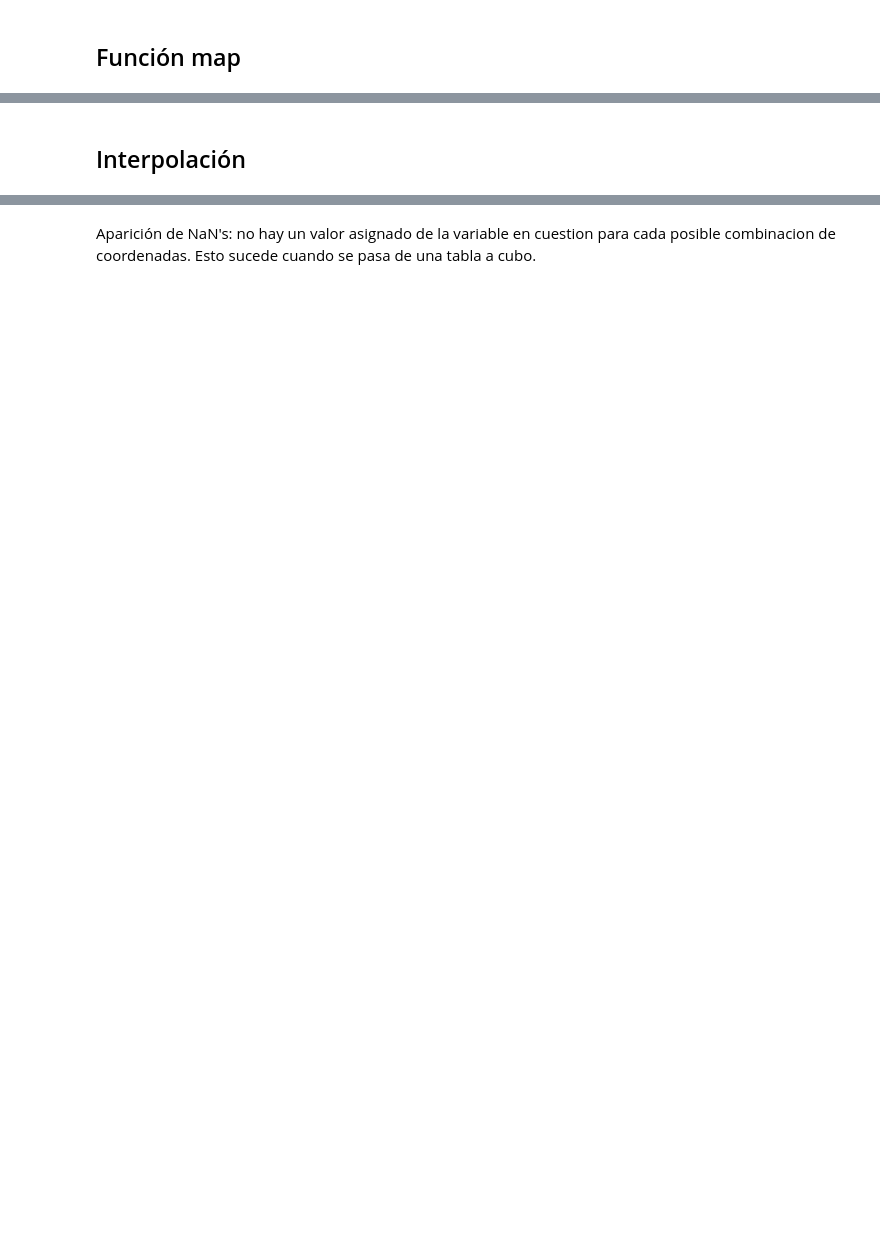
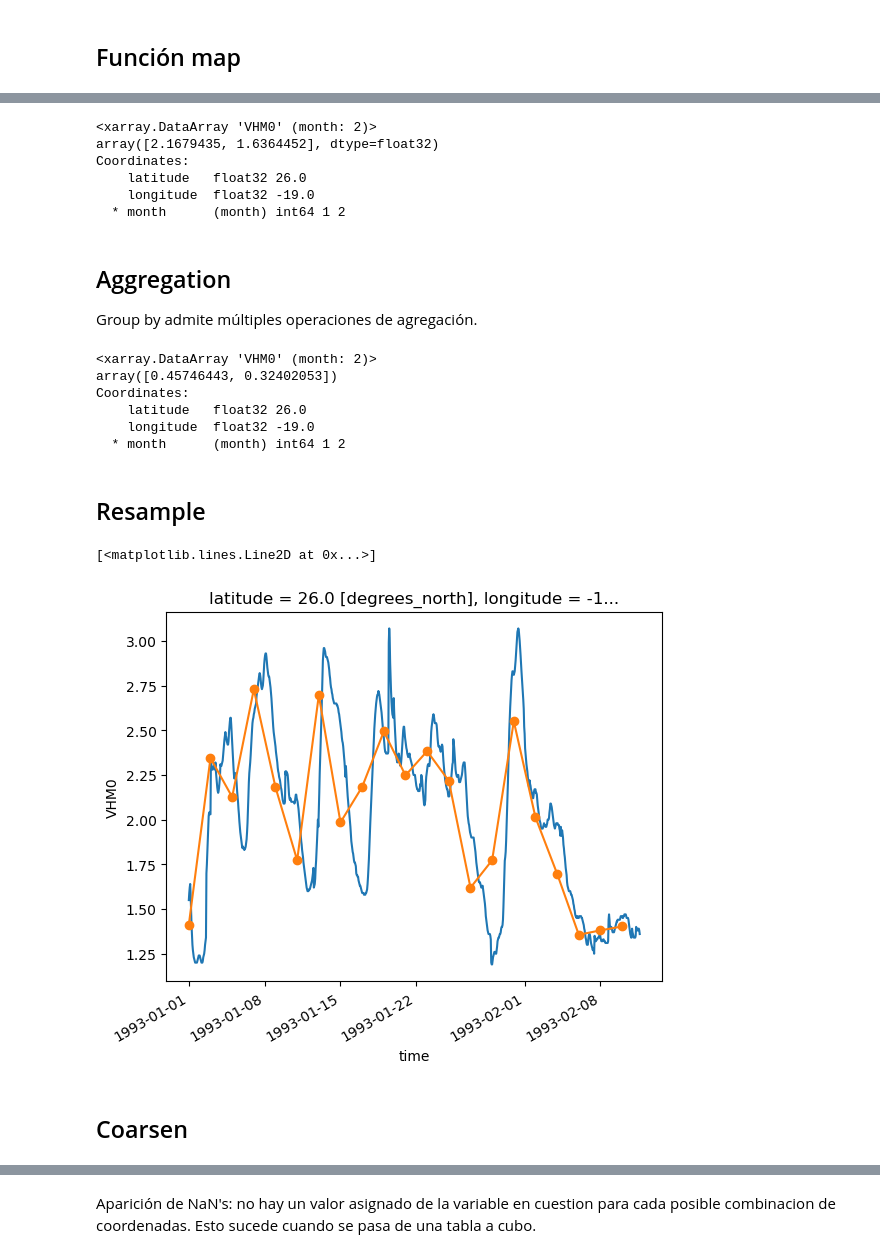
Before and after one commit to aturlione/curso_opendap_xarray, a Jupyter notebook: opendap_xarray.ipynb, the cells around one changed output, grey strips where cells are left out. Cells and saved outputs as stored; diff of their text form; code cells hidden in the pictures; blank space fills up the shorter version.

```diff
--- a/opendap_xarray.ipynb
+++ b/opendap_xarray.ipynb
@@ -247,2 +292,40 @@ subset[0,:,:].plot()
+# %%
+def time_mean(a):
+    return a.mean(dim='time')
+
+group_by.apply(time_mean)
+# %% [output]
+<xarray.DataArray 'VHM0' (month: 2)>
+array([2.1679435, 1.6364452], dtype=float32)
+Coordinates:
+    latitude   float32 26.0
+    longitude  float32 -19.0
+  * month      (month) int64 1 2
+# %% [markdown]
+## Aggregation
+
+Group by admite múltiples operaciones de agregación.
+# %%
+#group_by.mean(dim='time')
+#group_by.min(dim='time')
+#group_by.max(dim='time')
+group_by.std(dim='time')
+# %% [output]
+<xarray.DataArray 'VHM0' (month: 2)>
+array([0.45746443, 0.32402053])
+Coordinates:
+    latitude   float32 26.0
+    longitude  float32 -19.0
+  * month      (month) int64 1 2
 # %% [markdown]
-## Interpolación
+## Resample
+# %%
+VHM0_resample = VHM0[0:1000,:,:].resample(time='48H').mean(dim='time')
+# %%
+VHM0[0:1000,0,0].plot()
+VHM0_resample[:,0,0].plot(marker='o')
+# %% [output]
+[<matplotlib.lines.Line2D at 0x...>]
+[figure, added]
+# %% [markdown]
+## Coarsen
```
Also changed, not shown: parts of 31 cells of this notebook.
